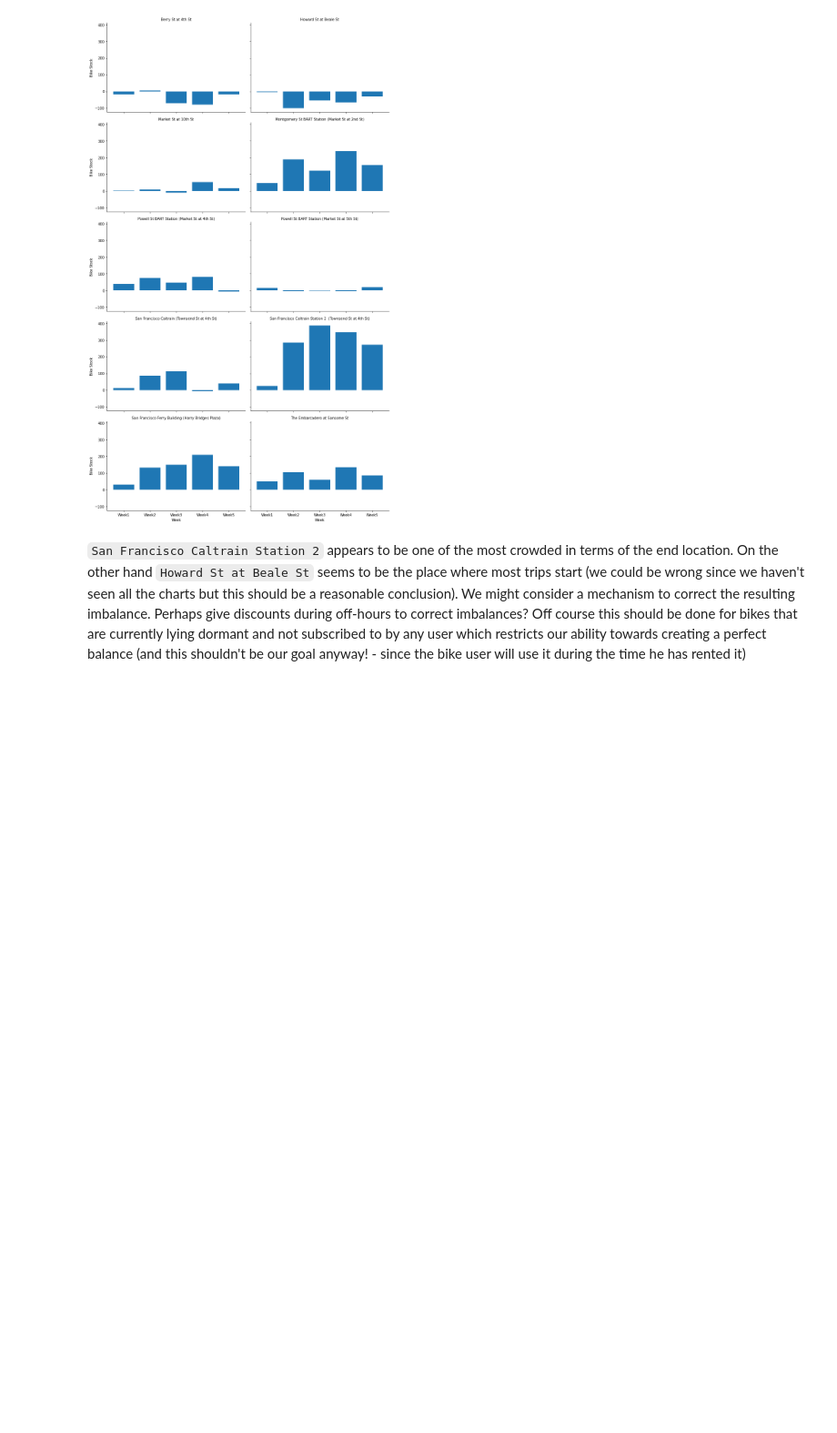
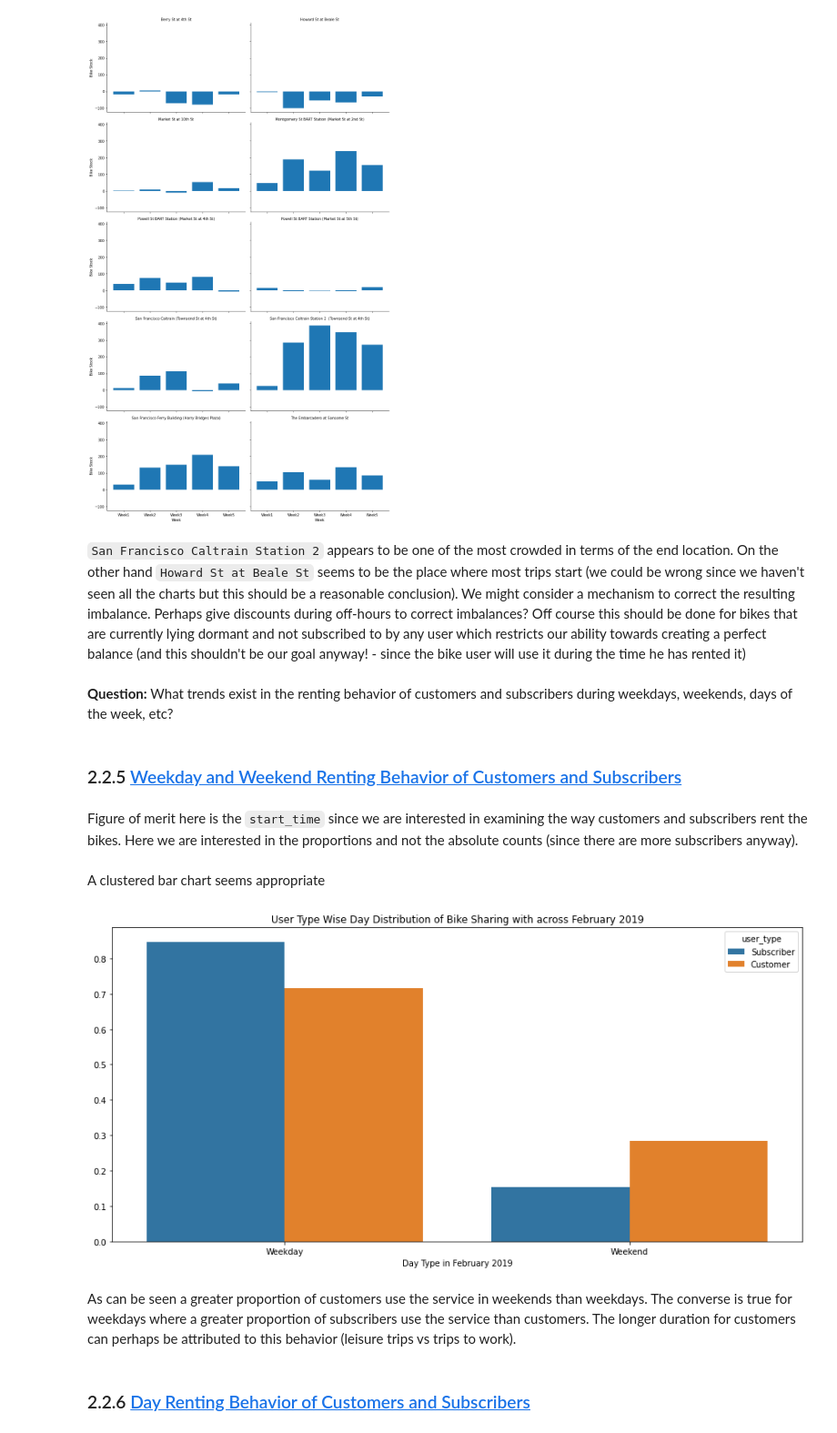
Before and after one commit to Pratik-Sanghavi/Udacity-Data-Analyst-Nanodegree, a Jupyter notebook: Module 5 Project/Ford Go Bike Trip Data.ipynb, the cells around one changed output. Shown at 91% size. Drawn from its saved outputs; the diff is of its cells as text; code cells hidden in the pictures; blank space fills up the shorter version.

```diff
--- a/Module 5 Project/Ford Go Bike Trip Data.ipynb
+++ b/Module 5 Project/Ford Go Bike Trip Data.ipynb
@@ -562,3 +608,48 @@ plt.xticks([0,1,2,3,4],['Week1', 'Week2', 'Week3', 'Week4', 'Week5']);
 [figure]
 # %% [markdown]
 `San Francisco Caltrain Station 2` appears to be one of the most crowded in terms of the end location. On the other hand `Howard St at Beale St` seems to be the place where most trips start (we could be wrong since we haven't seen all the charts but this should be a reasonable conclusion). We might consider a mechanism to correct the resulting imbalance. Perhaps give discounts during off-hours to correct imbalances? Off course this should be done for bikes that are currently lying dormant and not subscribed to by any user which restricts our ability towards creating a perfect balance (and this shouldn't be our goal anyway! - since the bike user will use it during the time he has rented it)
+# %% [markdown]
+**Question:** What trends exist in the renting behavior of customers and subscribers during weekdays, weekends, days of the week, etc?
+# %% [markdown]
+<a id='weekdayusertype'></a>
+### 2.2.5 [Weekday and Weekend Renting Behavior of Customers and Subscribers](#toc)
+# %% [markdown]
+Figure of merit here is the `start_time` since we are interested in examining the way customers and subscribers rent the bikes. Here we are interested in the proportions and not the absolute counts (since there are more subscribers anyway).
+# %%
+df_bike_sharing_weekday = df_bike_sharing_clean.copy()
+df_bike_sharing_weekday['weekday'] = df_bike_sharing_weekday.start_time.dt.weekday
+def weekday_classify(x):
+    if x <5:
+        return "Weekday"
+    else:
+        return "Weekend"
+df_bike_sharing_weekday['day_type'] = [weekday_classify(x) for x in df_bike_sharing_weekday['weekday']]
+freq_by_usertype_weekday = df_bike_sharing_weekday.groupby(['day_type','user_type']).size().reset_index()
+freq_by_usertype_weekday.columns = ['day_type','user_type','count']
+customer_count = df_bike_sharing_clean[df_bike_sharing_clean.user_type == "Customer"].shape[0]
+subscriber_count = df_bike_sharing_clean[df_bike_sharing_clean.user_type == "Subscriber"].shape[0]
+customer_count, subscriber_count
+freq_by_usertype_weekday.loc[0,'count'] = freq_by_usertype_weekday.loc[0,'count']/customer_count
+freq_by_usertype_weekday.loc[2,'count'] = freq_by_usertype_weekday.loc[2,'count']/customer_count
+freq_by_usertype_weekday.loc[1,'count'] = freq_by_usertype_weekday.loc[1,'count']/subscriber_count
+freq_by_usertype_weekday.loc[3,'count'] = freq_by_usertype_weekday.loc[3,'count']/subscriber_count
+
+freq_by_usertype_weekday.rename(columns = {'count':'proportion'}, inplace = True)
+# %% [markdown]
+A clustered bar chart seems appropriate
+# %%
+def clustered_bar_plot(size, freq_by_usertype_weekday, x, y, hue, hue_order, xlabel, ylabel, title):
+    plt.figure(figsize = size)
+    sb.barplot(data=freq_by_usertype_weekday, x = x, y = y, hue = hue, hue_order=hue_order)
+    plt.xlabel(xlabel);
+    plt.title(title);
+    plt.ylabel(ylabel);
+
+clustered_bar_plot([15,7], freq_by_usertype_weekday, 'day_type', 'proportion', 'user_type', ['Subscriber','Customer'], "Day Type in February 2019", '', "User Type Wise Day Distribution of Bike Sharing with across February 2019")
+# %% [output]
+[figure, added]
+# %% [markdown]
+As can be seen a greater proportion of customers use the service in weekends than weekdays. The converse is true for weekdays where a greater proportion of subscribers use the service than customers. The longer duration for customers can perhaps be attributed to this behavior (leisure trips vs trips to work).
+# %% [markdown]
+<a id='dayusertype'></a>
+### 2.2.6 [Day Renting Behavior of Customers and Subscribers](#toc)
```
Also changed, not shown: parts of 79 cells of this notebook, 4 other files.
